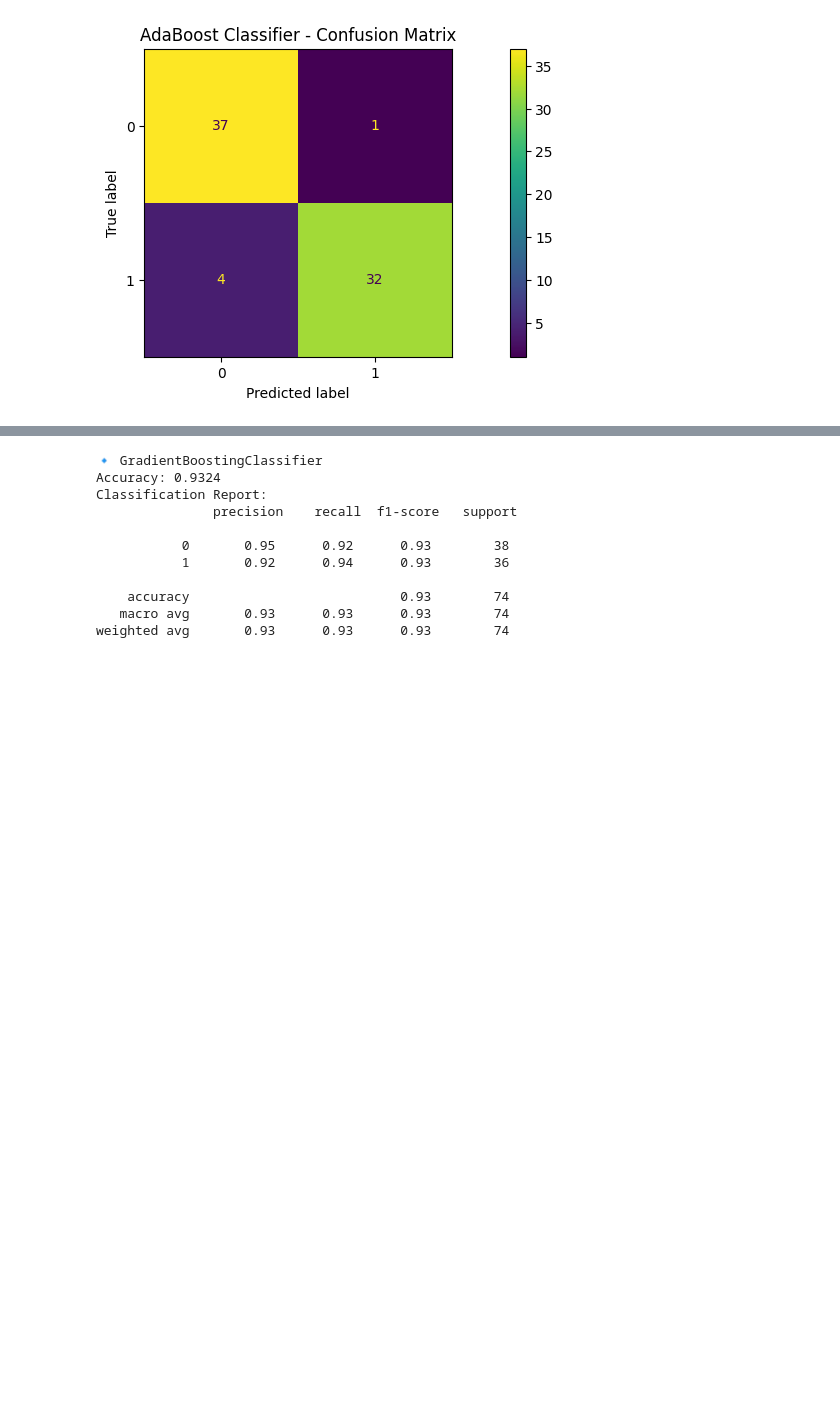
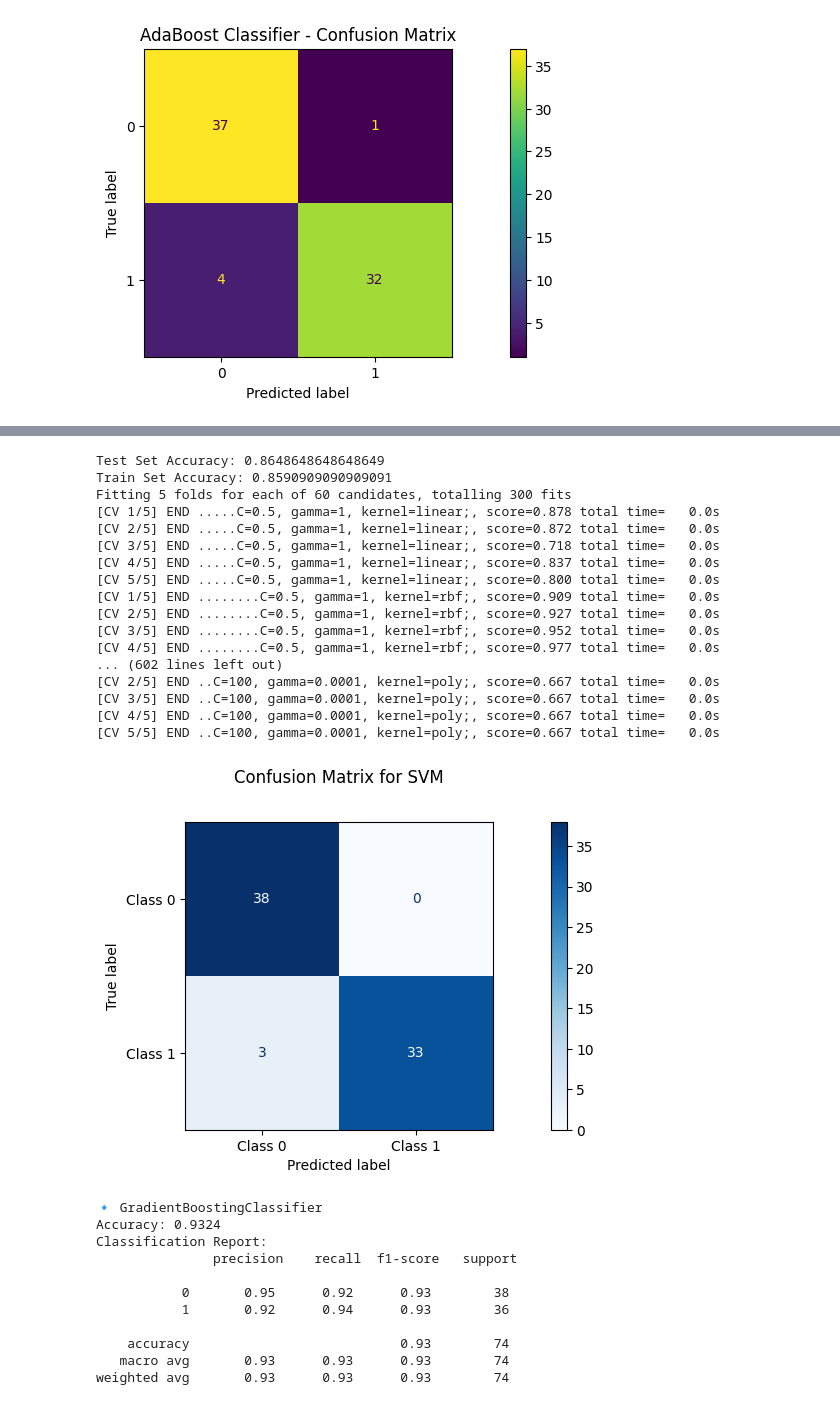
Before and after one commit to Aditya9015/demo, a Jupyter notebook: Copy_of_BTP.ipynb, the cells around one changed output, grey strips where cells are left out. Saved outputs shown, nothing was run; the diff lists cells and outputs as text; code cells hidden in the pictures; blank space fills up the shorter version.

```diff
--- a/Copy_of_BTP.ipynb
+++ b/Copy_of_BTP.ipynb
@@ -812,3 +818,73 @@ weighted avg       0.87      0.85      0.85        74
+# %%
+from sklearn import svm # Import the svm module
+from sklearn import metrics
+#Create a svm Classifier
+clf = svm.SVC(kernel='linear') # Linear Kernel
+
+#Train the model using the training sets
+clf.fit(X_train, y_train)
+
+#Predict the response for test dataset
+y_pred = clf.predict(X_test)
+
+# Model Accuracy: how often is the classifier correct?
+print("Test Set Accuracy:",metrics.accuracy_score(y_test, y_pred))
+
+X_pred = clf.predict(X_train)
+print("Train Set Accuracy:",metrics.accuracy_score(y_train, X_pred))
+
+param_grid = {'kernel':['linear','rbf','poly'],'C': [0.5, 1, 10, 100],
+              'gamma': [1, 0.1, 0.01, 0.001, 0.0001]}
+
+grid_SVC = GridSearchCV(svm.SVC(), param_grid, scoring='f1', verbose = 3)
+grid_SVC.fit(X_train, y_train)
+
+# print best parameter after tuning
+print("\nBest Parameters: ", grid_SVC.best_params_)
+
+# print how our model looks after hyper-parameter tuning
+print("\n", grid_SVC.best_estimator_)
+
+predSVC = grid_SVC.predict(X_test)
+
+# print classification report
+print("\n", classification_report(y_test, predSVC))
+
+from sklearn.metrics import ConfusionMatrixDisplay, confusion_matrix
+import matplotlib.pyplot as plt
+
+# Fit your model (grid_SVC) if it's not done yet
+grid_SVC.fit(X_train, y_train)
+
+# Get the confusion matrix
+cm = confusion_matrix(y_test, grid_SVC.predict(X_test))
+
+# Display the confusion matrix
+disp = ConfusionMatrixDisplay(confusion_matrix=cm, display_labels=['Class 0', 'Class 1'])
+disp.plot(cmap=plt.cm.Blues)
+
+# Title for the plot
+plt.title('Confusion Matrix for SVM', y=1.1)
+plt.show()
+# %% [output]
+Test Set Accuracy: 0.8648648648648649
+Train Set Accuracy: 0.8590909090909091
+Fitting 5 folds for each of 60 candidates, totalling 300 fits
+[CV 1/5] END .....C=0.5, gamma=1, kernel=linear;, score=0.878 total time=   0.0s
+[CV 2/5] END .....C=0.5, gamma=1, kernel=linear;, score=0.872 total time=   0.0s
+[CV 3/5] END .....C=0.5, gamma=1, kernel=linear;, score=0.718 total time=   0.0s
+[CV 4/5] END .....C=0.5, gamma=1, kernel=linear;, score=0.837 total time=   0.0s
+[CV 5/5] END .....C=0.5, gamma=1, kernel=linear;, score=0.800 total time=   0.0s
+[CV 1/5] END ........C=0.5, gamma=1, kernel=rbf;, score=0.909 total time=   0.0s
+[CV 2/5] END ........C=0.5, gamma=1, kernel=rbf;, score=0.927 total time=   0.0s
+[CV 3/5] END ........C=0.5, gamma=1, kernel=rbf;, score=0.952 total time=   0.0s
+[CV 4/5] END ........C=0.5, gamma=1, kernel=rbf;, score=0.977 total time=   0.0s
+... (602 lines left out)
+[CV 2/5] END ..C=100, gamma=0.0001, kernel=poly;, score=0.667 total time=   0.0s
+[CV 3/5] END ..C=100, gamma=0.0001, kernel=poly;, score=0.667 total time=   0.0s
+[CV 4/5] END ..C=100, gamma=0.0001, kernel=poly;, score=0.667 total time=   0.0s
+[CV 5/5] END ..C=100, gamma=0.0001, kernel=poly;, score=0.667 total time=   0.0s
+[figure, added]
 # %%
 from sklearn.ensemble import GradientBoostingClassifier
 from sklearn.metrics import accuracy_score, classification_report, ConfusionMatrixDisplay
```
Also changed, not shown: parts of 10 cells of this notebook.
